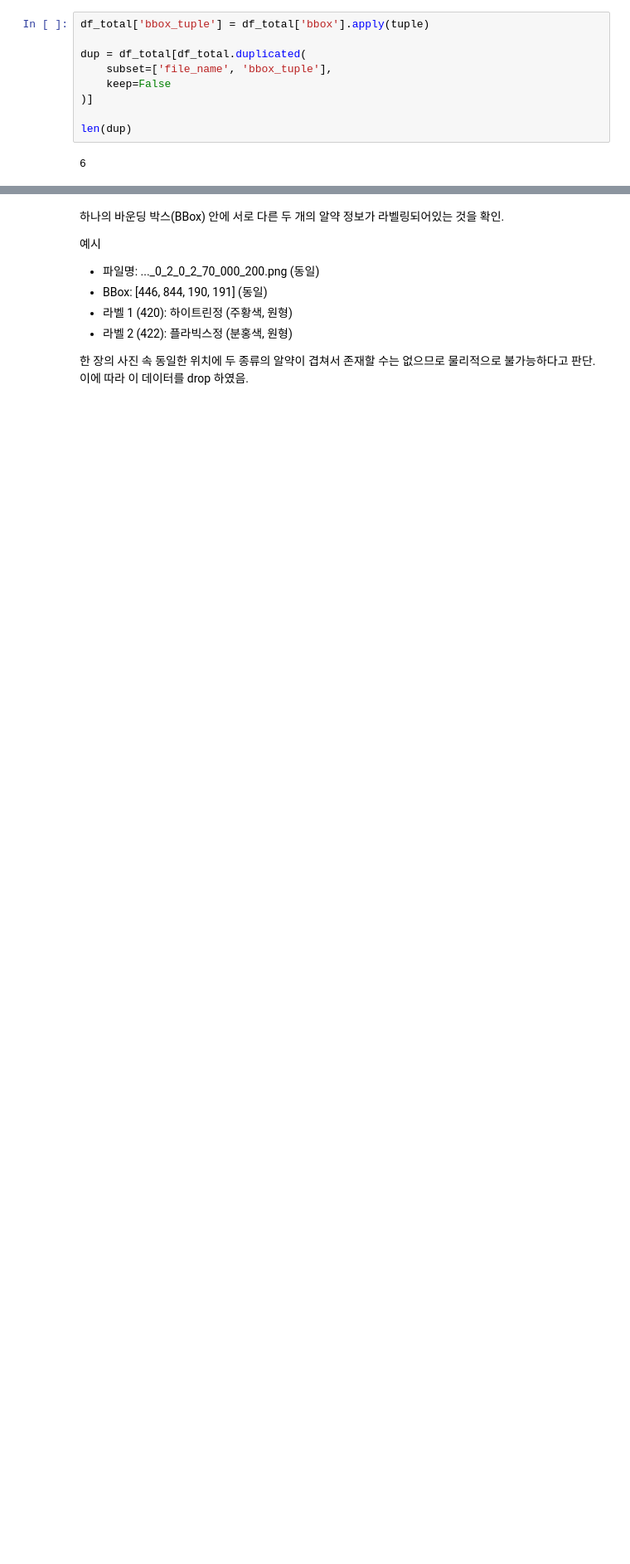
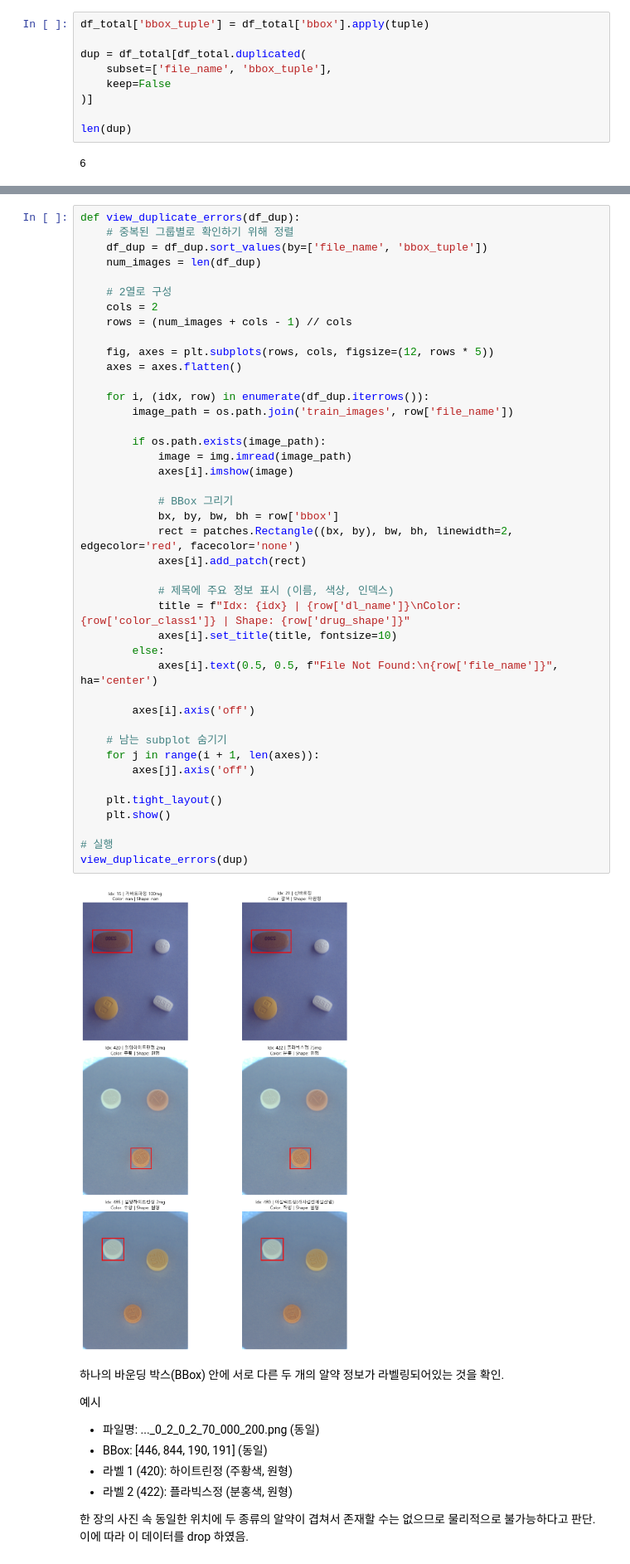
Before and after one commit to ikstre/AI_Model_for_Detecting_Oral_Medication_Tablets, a Jupyter notebook: eda-pill(chan).ipynb, the cells around one changed output, grey strips where cells are left out. Shown at 83% size. Saved outputs shown, nothing was run; the diff lists cells and outputs as text; blank space fills up the shorter version.

```diff
--- a/eda-pill(chan).ipynb
+++ b/eda-pill(chan).ipynb
@@ -140,6 +140,50 @@ display(dup.sort_values(by=['file_name', 'bbox_tuple']))
 | 422 | K-003351-020238-031863_0_2_0_2_70... | 976 | 1280 | K-003351-020238-031863_0_2_0_2_70... | K-020238 | 정상알약 | 연회색 배경 | 앞면 | 주백색 | 70 | ... |
 | 485 | K-003351-029667-031863_0_2_0_2_70... | 976 | 1280 | K-003351-029667-031863_0_2_0_2_70... | K-003351 | 정상알약 | 연회색 배경 | 앞면 | 주백색 | 70 | ... |
 | 489 | K-003351-029667-031863_0_2_0_2_70... | 976 | 1280 | K-003351-029667-031863_0_2_0_2_70... | K-031863 | 정상알약 | 연회색 배경 | 앞면 | 주백색 | 70 | ... |
+# %%
+def view_duplicate_errors(df_dup):
+    # 중복된 그룹별로 확인하기 위해 정렬
+    df_dup = df_dup.sort_values(by=['file_name', 'bbox_tuple'])
+    num_images = len(df_dup)
+
+    # 2열로 구성
+    cols = 2
+    rows = (num_images + cols - 1) // cols
+
+    fig, axes = plt.subplots(rows, cols, figsize=(12, rows * 5))
+    axes = axes.flatten()
+
+    for i, (idx, row) in enumerate(df_dup.iterrows()):
+        image_path = os.path.join('train_images', row['file_name'])
+
+        if os.path.exists(image_path):
+            image = img.imread(image_path)
+            axes[i].imshow(image)
+
+            # BBox 그리기
+            bx, by, bw, bh = row['bbox']
+            rect = patches.Rectangle((bx, by), bw, bh, linewidth=2, edgecolor='red', facecolor='none')
+            axes[i].add_patch(rect)
+
+            # 제목에 주요 정보 표시 (이름, 색상, 인덱스)
+            title = f"Idx: {idx} | {row['dl_name']}\nColor: {row['color_class1']} | Shape: {row['drug_shape']}"
+            axes[i].set_title(title, fontsize=10)
+        else:
+            axes[i].text(0.5, 0.5, f"File Not Found:\n{row['file_name']}", ha='center')
+
+        axes[i].axis('off')
+
+    # 남는 subplot 숨기기
+    for j in range(i + 1, len(axes)):
+        axes[j].axis('off')
+
+    plt.tight_layout()
+    plt.show()
+
+# 실행
+view_duplicate_errors(dup)
+# %% [output]
+[figure, added]
 # %% [markdown]
 하나의 바운딩 박스(BBox) 안에 서로 다른 두 개의 알약 정보가 라벨링되어있는 것을 확인.
 
```
